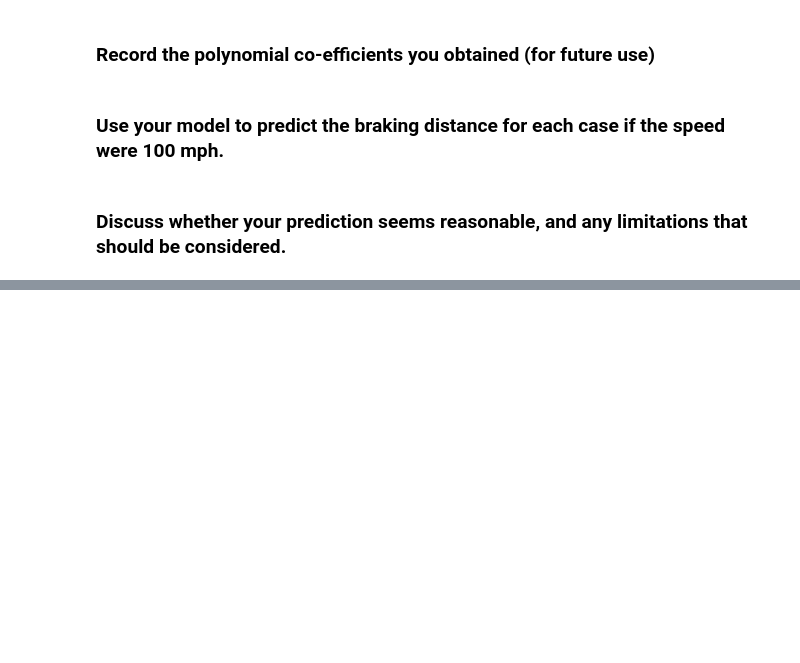
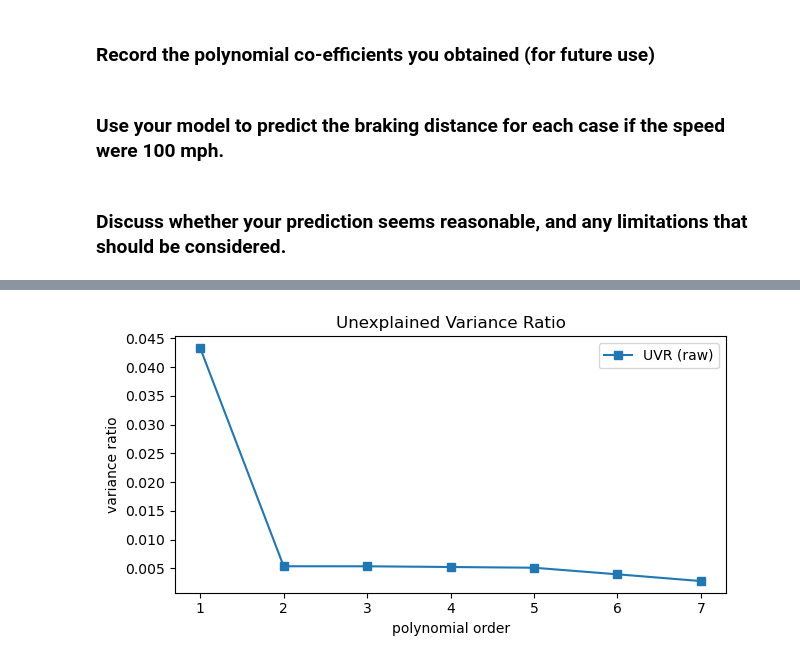
Before and after one commit to ririye01/math4334-MathModelingNotebooks, a Jupyter notebook: homework/hw2a/hw2a.ipynb, the cells around one changed output, grey strips where cells are left out. Cells and saved outputs as stored; diff of their text form; code cells hidden in the pictures; blank space fills up the shorter version.

```diff
--- a/homework/hw2a/hw2a.ipynb
+++ b/homework/hw2a/hw2a.ipynb
@@ -141,0 +200,30 @@ fit2xab, err2xab = classlib4334.fit_and_plot(p2xab, x, y, residual=True)
+# %%
+pvals = [1, 2, 3, 4, 5, 6, 7]
+models = [p1, p2, p3, p4, p5, p6, p7]
+
+uvrs = []
+evrs = []
+for n, f in zip(pvals, models):
+    pfit, pcov = opt.curve_fit(f, x, y)
+    ymean = np.mean(y)
+    ypred = f(x, *pfit)
+    ssres = np.sum((y - ypred)**2)
+    sstot = np.sum((y - ymean)**2)
+    N = len(y)
+    P = len(pfit)
+    uvr = ssres/sstot
+    evr = 1-uvr
+    uvrs.append(uvr)
+    evrs.append(evr)
+
+fig, ax = plt.subplots(figsize=(6.5,3.5))
+ax.plot(pvals, uvrs, 's-', label="UVR (raw)")
+ax.set_xlabel('polynomial order')
+ax.set_ylabel('variance ratio')
+ax.set_title('Unexplained Variance Ratio')
+ax.legend(loc='best')
+ax.set_xticks(pvals)
+fig.tight_layout()
+plt.show()
+# %% [output]
+[figure, added]
```
Also changed, not shown: parts of 10 cells of this notebook, 7 other files.
